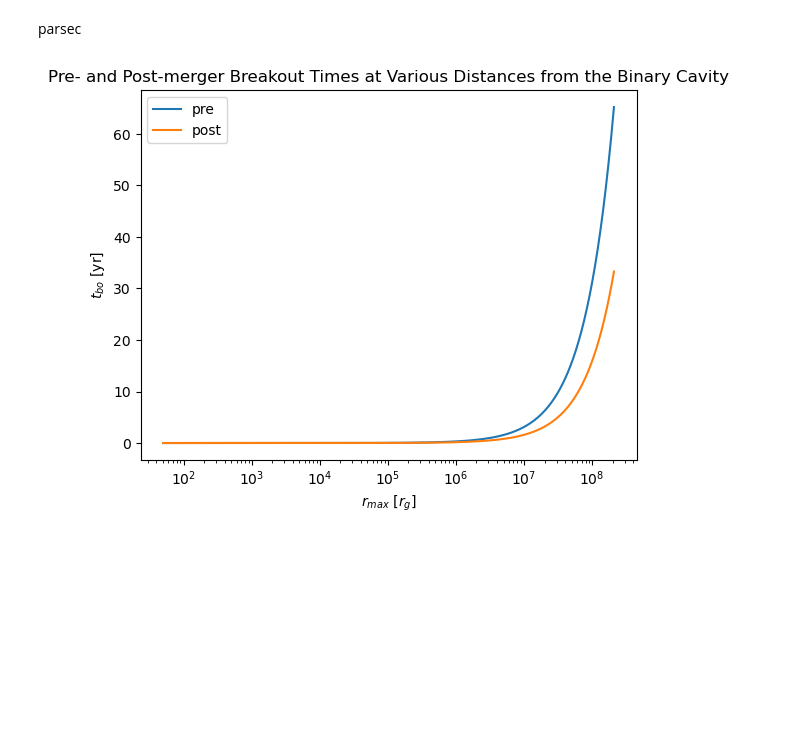
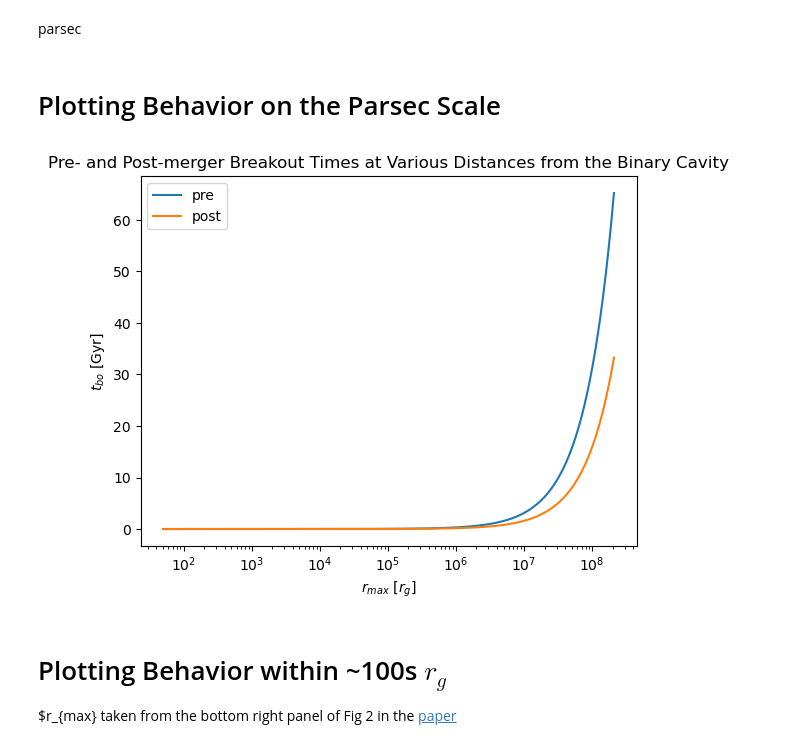
Before and after one commit to jparas-3/smbhb-project, a Jupyter notebook: jet_ism/jet_ism.ipynb, the cells around one changed output. Saved outputs shown, nothing was run; the diff lists cells and outputs as text; code cells hidden in the pictures; blank space fills up the shorter version.

Commit message:
zoomed in plot

```diff
--- a/jet_ism/jet_ism.ipynb
+++ b/jet_ism/jet_ism.ipynb
@@ -98,21 +99,26 @@ pc = 3.0857e18 # [cm]
+# %% [markdown]
+# Plotting Behavior on the Parsec Scale
 # %%
 r_min = 50 * r_g
-r_max = 10 * pc
-r_maxes = np.logspace(np.log10(r_min), np.log10(r_max), 500)
+r_max_log = 10 * pc
+r_maxes_log = np.logspace(np.log10(r_min), np.log10(r_max_log), 500)
+
+t_bo_pre_log = np.array([integrate.quad(integrand, r_min, r, args=('pre'))[0] for r in r_maxes_log])
+t_bo_pre_log /= Gyr # convert from s to Gyr
+
+t_bo_post_log = np.array([integrate.quad(integrand, r_min, r, args=('post'))[0] for r in r_maxes_log])
+t_bo_post_log /= Gyr # convert from s to Gyr
-# %%
-t_bo_pre = np.array([integrate.quad(integrand, r_min, r, args=('pre'))[0] for r in r_maxes])
-t_bo_pre /= 3.154e7 # convert from s to Gyr
-# %%
-t_bo_post = np.array([integrate.quad(integrand, r_min, r, args=('post'))[0] for r in r_maxes])
-t_bo_post /= 3.154e7 # convert from s to Gyr
 # %%
-plt.plot(r_maxes / r_g, t_bo_pre, label='pre')
-plt.plot(r_maxes / r_g, t_bo_post, label='post')
+plt.plot(r_maxes_log / r_g, t_bo_pre, label='pre')
+plt.plot(r_maxes_log / r_g, t_bo_post, label='post')
 plt.xscale('log')
 plt.xlabel(r'$r_{max}$ $[r_g]$')
-plt.ylabel(r'$t_{bo}$ [yr]')
+plt.ylabel(r'$t_{bo}$ [Gyr]')
 plt.title('Pre- and Post-merger Breakout Times at Various Distances from the Binary Cavity')
 plt.legend()
 plt.show()
 # %% [output]
-[figure, old version]
+[figure, new version]
+# %% [markdown]
+# Plotting Behavior within ~100s $r_g$
+$r_{max} taken from the bottom right panel of Fig 2 in the [paper](https://iopscience.iop.org/article/10.3847/2041-8213/ad9eb5)
```
Also changed, not shown: parts of 3 cells of this notebook.
